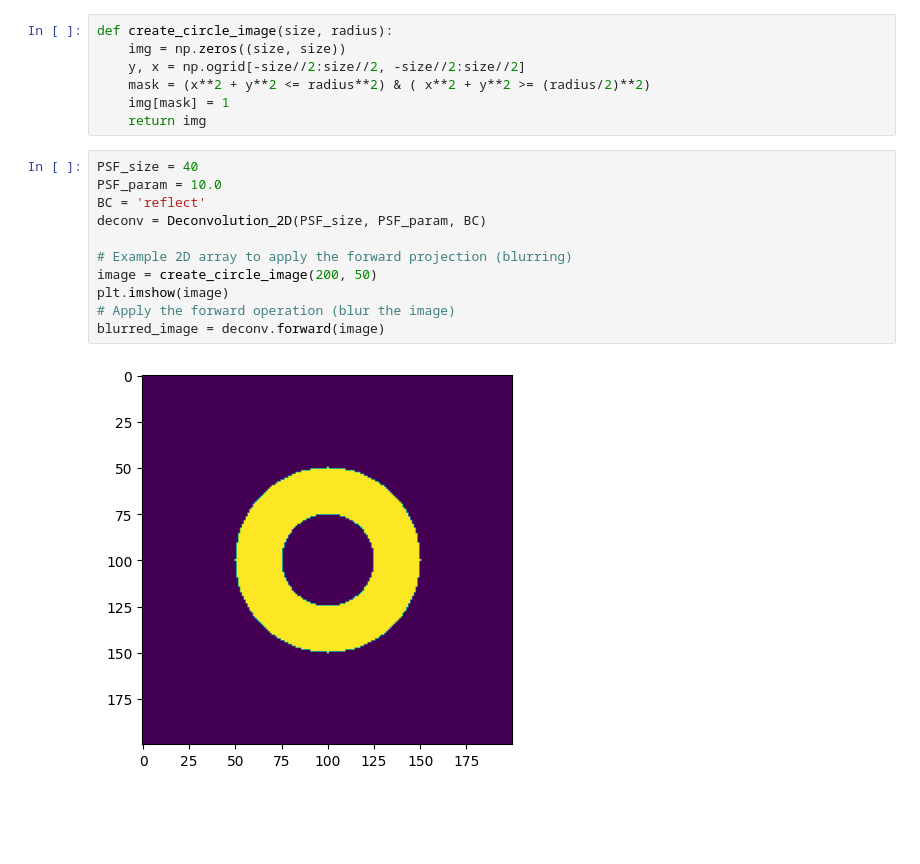
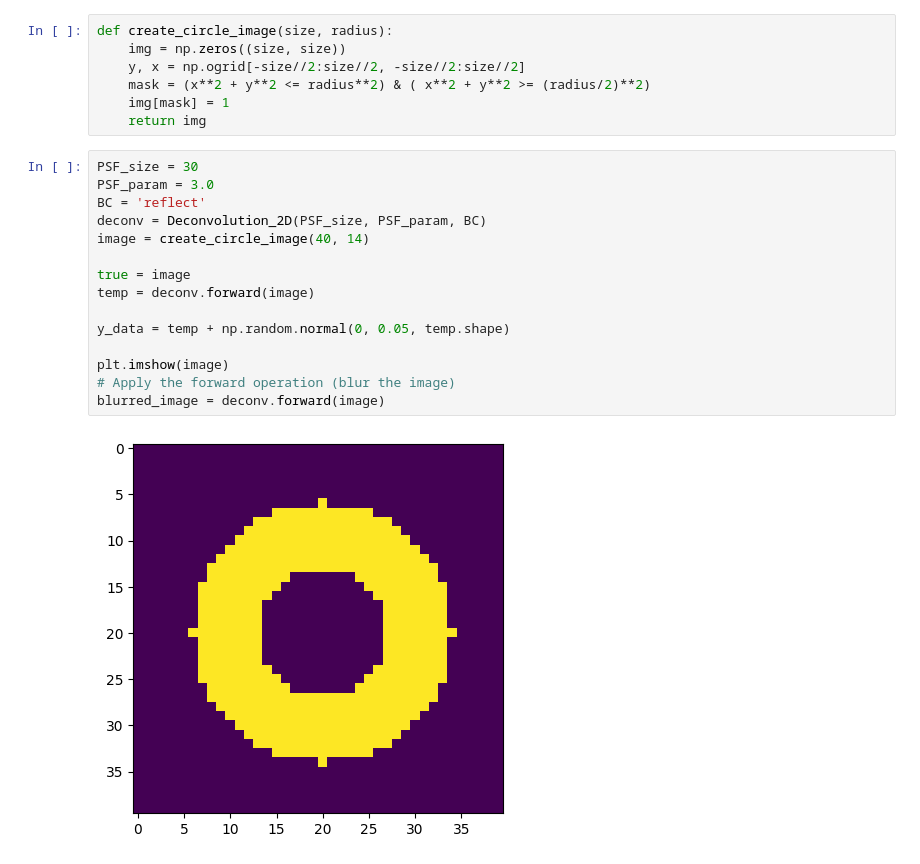
Before and after one commit to akseliekseli/Bayesian-Neural-Networks-with-Stochastic-Variational-Inference-in-Inverse-Problems, a Jupyter notebook: codes/test.ipynb, the cells around one changed output. Drawn from its saved outputs; the diff is of its cells as text; blank space fills up the shorter version.

```diff
--- a/codes/test.ipynb
+++ b/codes/test.ipynb
@@ -11,15 +11,19 @@ def create_circle_image(size, radius):
     img[mask] = 1
     return img
 # %%
-PSF_size = 40
-PSF_param = 10.0
+PSF_size = 30
+PSF_param = 3.0
 BC = 'reflect'
 deconv = Deconvolution_2D(PSF_size, PSF_param, BC)
+image = create_circle_image(40, 14)
 
-# Example 2D array to apply the forward projection (blurring)
-image = create_circle_image(200, 50)
+true = image
+temp = deconv.forward(image)
+
+y_data = temp + np.random.normal(0, 0.05, temp.shape)
+
 plt.imshow(image)
 # Apply the forward operation (blur the image)
 blurred_image = deconv.forward(image)
 # %% [output]
-[figure, old version]
+[figure, new version]
```
Also changed, not shown: parts of 3 cells of this notebook.
